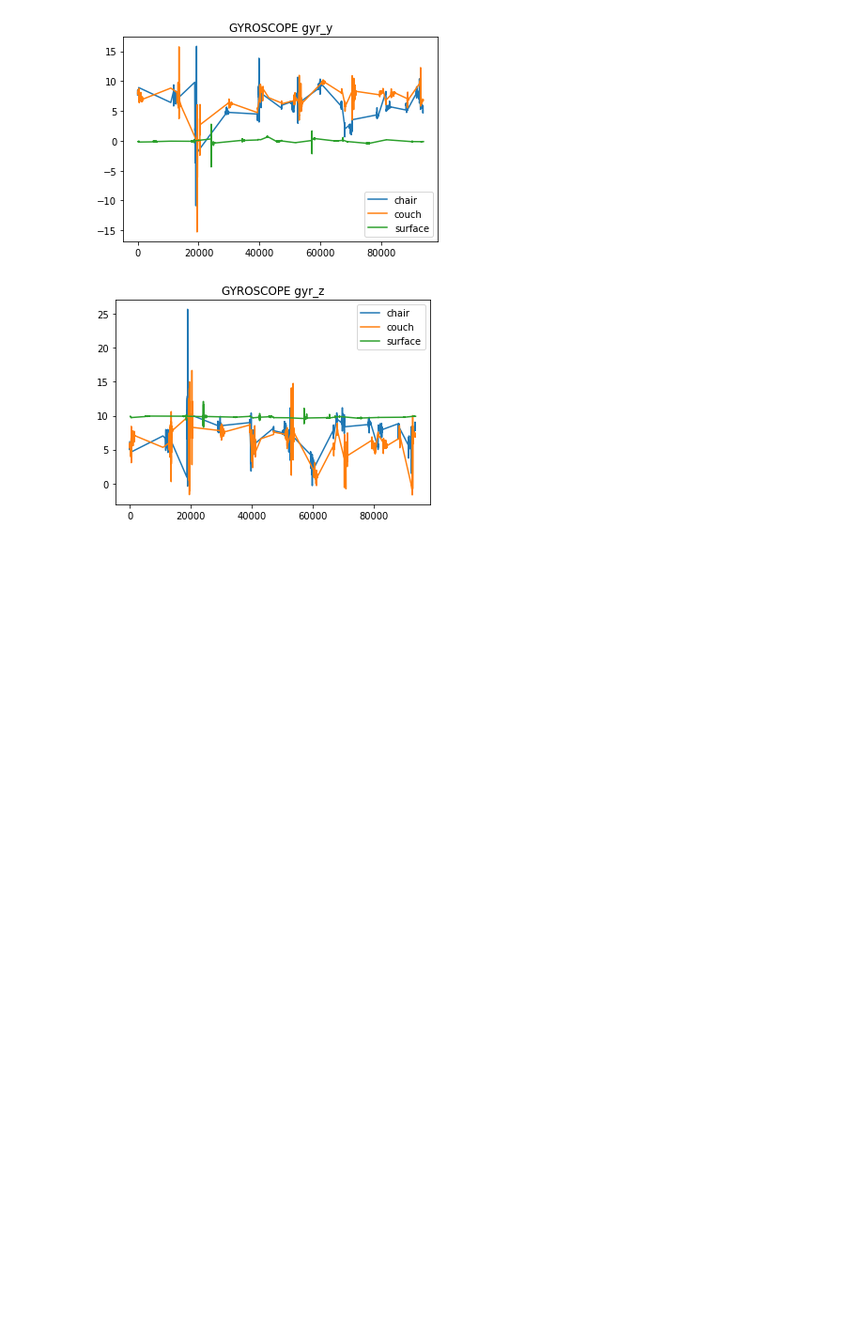
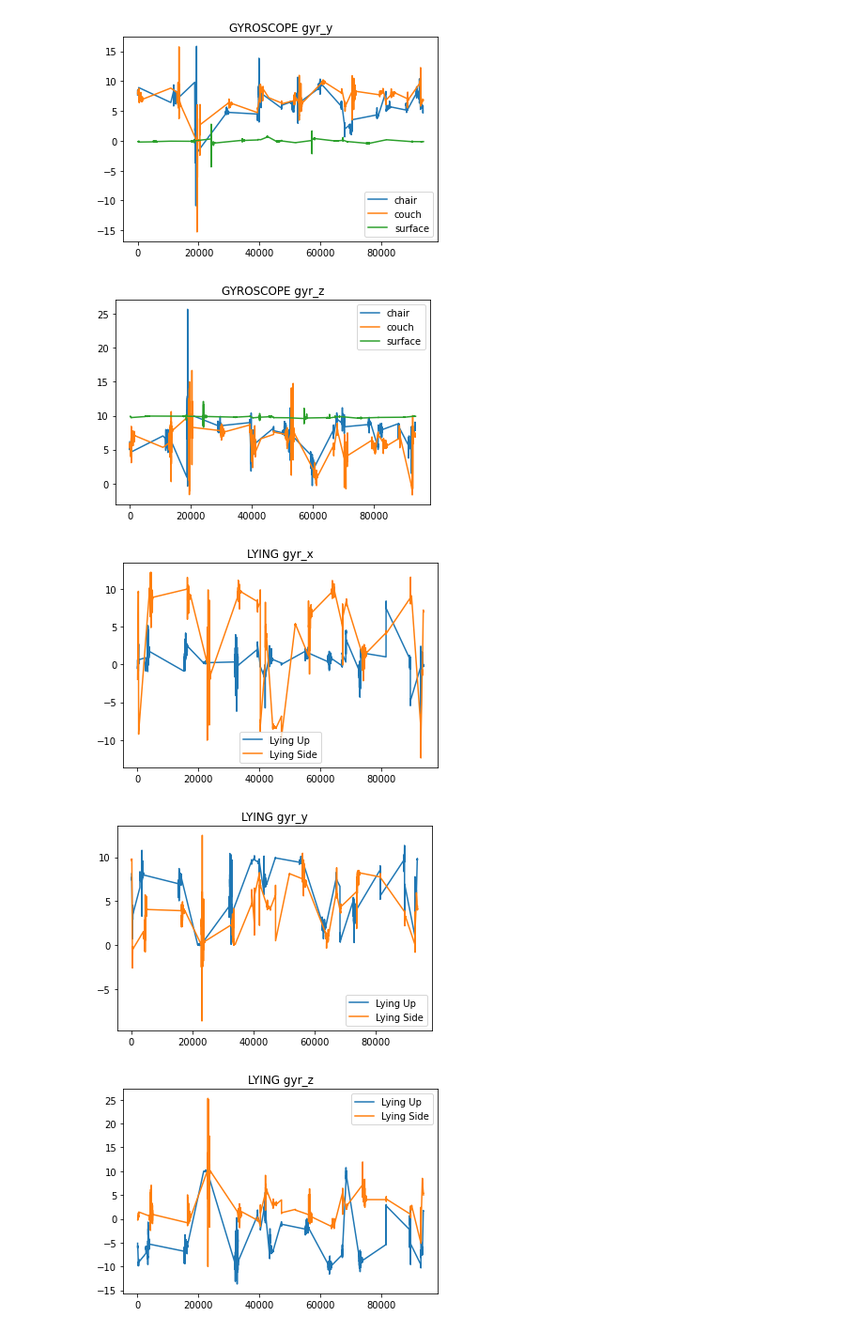
Before and after one commit to kartikvirendrar/Cristl, a Jupyter notebook: data_preprocessing.ipynb, the cells around one changed output. Shown at 94% size. Saved outputs shown, nothing was run; the diff lists cells and outputs as text; code cells hidden in the pictures; blank space fills up the shorter version.

```diff
--- a/data_preprocessing.ipynb
+++ b/data_preprocessing.ipynb
@@ -86,3 +112,25 @@ plt.show()
 [figure]
 [figure]
 [figure]
+# %%
+plt.title("LYING gyr_x")
+plt.plot(gyrlyingup["gyr_x"], label="Lying Up")
+plt.plot(gyrlyingside["gyr_x"], label="Lying Side")
+plt.legend()
+plt.show()
+
+plt.title("LYING gyr_y")
+plt.plot(gyrlyingup["gyr_y"], label="Lying Up")
+plt.plot(gyrlyingside["gyr_y"], label="Lying Side")
+plt.legend()
+plt.show()
+
+plt.title("LYING gyr_z")
+plt.plot(gyrlyingup["gyr_z"], label="Lying Up")
+plt.plot(gyrlyingside["gyr_z"], label="Lying Side")
+plt.legend()
+plt.show()
+# %% [output]
+[figure, added]
+[figure, added]
+[figure, added]
```
Also changed, not shown: parts of 3 cells of this notebook.
